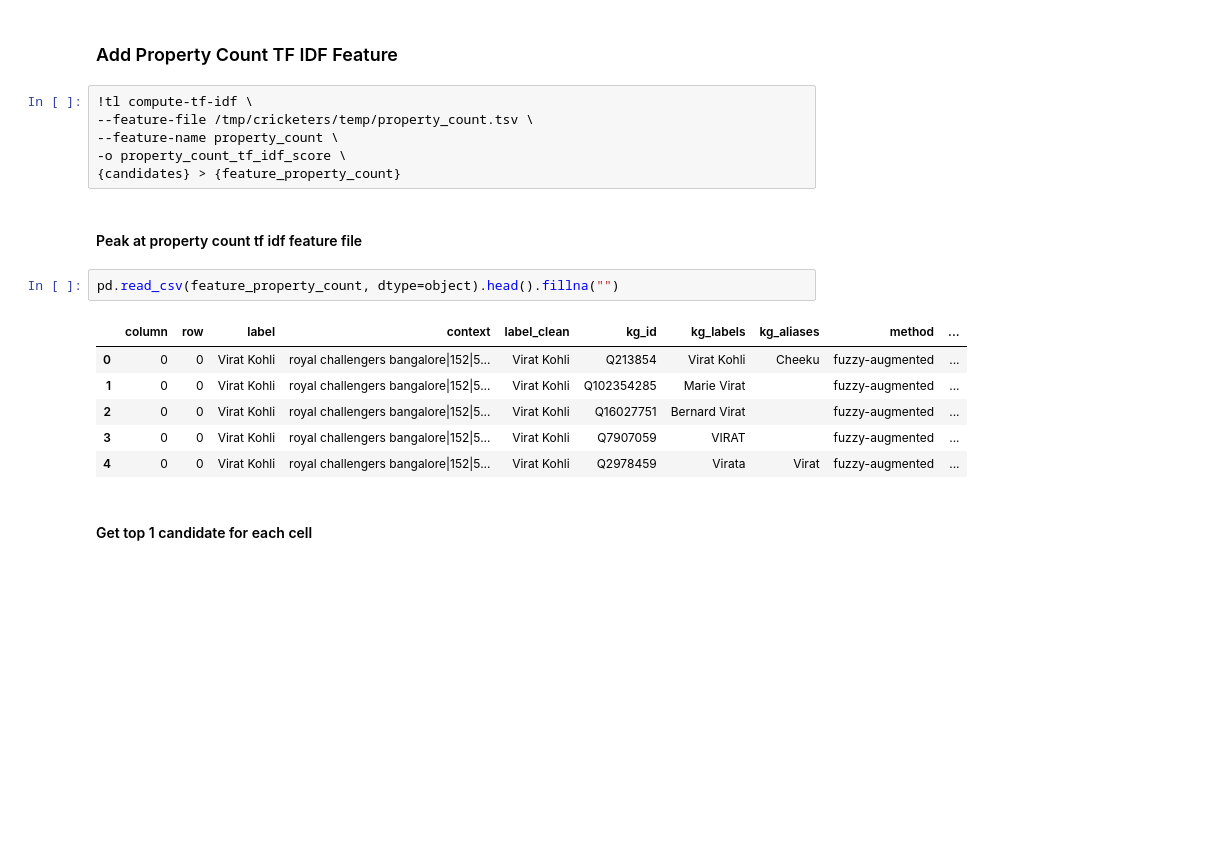
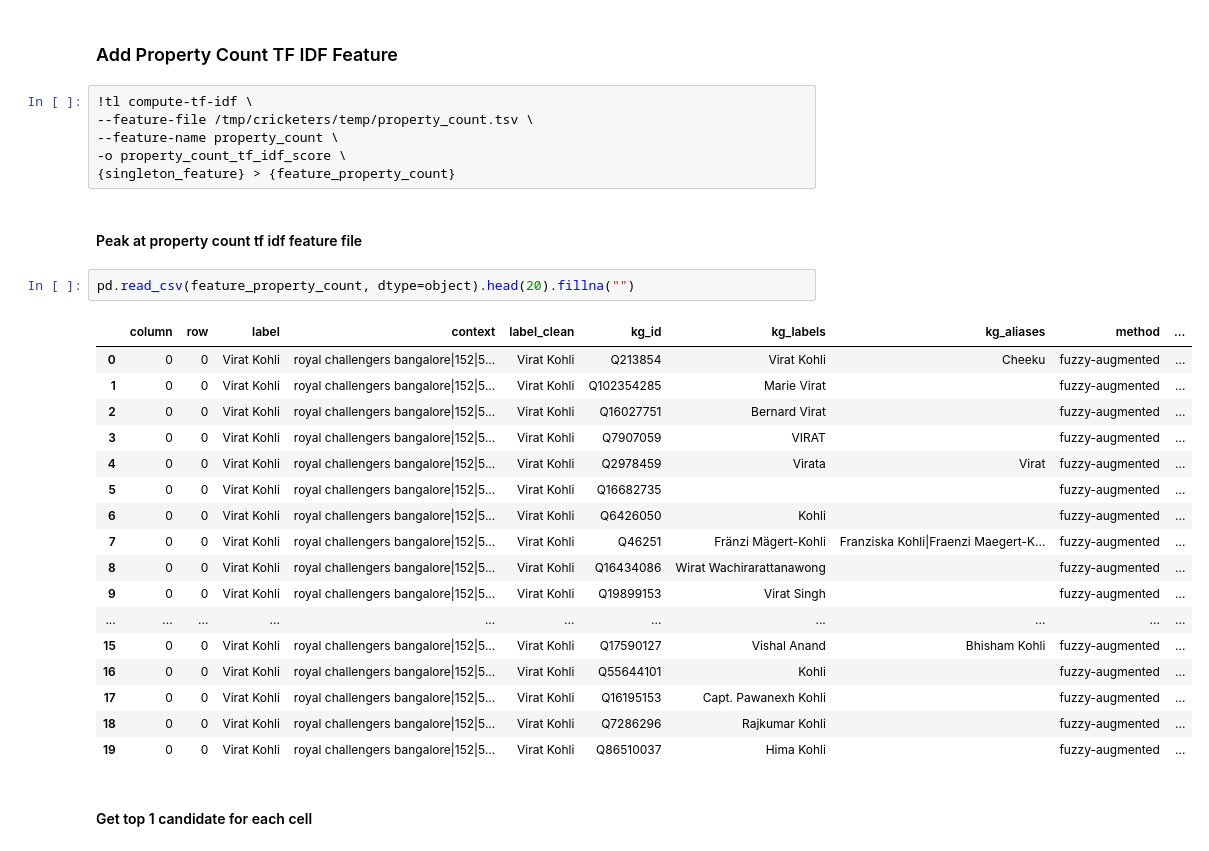
Before and after one commit to rijulvohra/table-linker-pipelines, a Jupyter notebook: table-linker-full-pipeline/table-linker-pipeline-tf-idf-feature.ipynb, the cells around one changed output. Drawn from its saved outputs; the diff is of its cells as text; blank space fills up the shorter version.

```diff
--- a/table-linker-full-pipeline/table-linker-pipeline-tf-idf-feature.ipynb
+++ b/table-linker-full-pipeline/table-linker-pipeline-tf-idf-feature.ipynb
@@ -190,18 +208,29 @@ pd.read_csv(f"{temp_dir}/class_count_top_k.csv").fillna("")
 --feature-file /tmp/cricketers/temp/property_count.tsv \
 --feature-name property_count \
 -o property_count_tf_idf_score \
-{candidates} > {feature_property_count}
+{singleton_feature} > {feature_property_count}
 # %% [markdown]
 #### Peak at property count tf idf feature file
 # %%
-pd.read_csv(feature_property_count, dtype=object).head().fillna("")
+pd.read_csv(feature_property_count, dtype=object).head(20).fillna("")
 # %% [output]
 |  | column | row | label | context | label_clean | kg_id | kg_labels | kg_aliases | method | ... |
 | 0 | 0 | 0 | Virat Kohli | royal challengers bangalore|152|5... | Virat Kohli | Q213854 | Virat Kohli | Cheeku | fuzzy-augmented | ... |
 | 1 | 0 | 0 | Virat Kohli | royal challengers bangalore|152|5... | Virat Kohli | Q102354285 | Marie Virat |  | fuzzy-augmented | ... |
 | 2 | 0 | 0 | Virat Kohli | royal challengers bangalore|152|5... | Virat Kohli | Q16027751 | Bernard Virat |  | fuzzy-augmented | ... |
 | 3 | 0 | 0 | Virat Kohli | royal challengers bangalore|152|5... | Virat Kohli | Q7907059 | VIRAT |  | fuzzy-augmented | ... |
 | 4 | 0 | 0 | Virat Kohli | royal challengers bangalore|152|5... | Virat Kohli | Q2978459 | Virata | Virat | fuzzy-augmented | ... |
+| 5 | 0 | 0 | Virat Kohli | royal challengers bangalore|152|5... | Virat Kohli | Q16682735 |  |  | fuzzy-augmented | ... |
+| 6 | 0 | 0 | Virat Kohli | royal challengers bangalore|152|5... | Virat Kohli | Q6426050 | Kohli |  | fuzzy-augmented | ... |
+| 7 | 0 | 0 | Virat Kohli | royal challengers bangalore|152|5... | Virat Kohli | Q46251 | Fränzi Mägert-Kohli | Franziska Kohli|Fraenzi Maegert-K... | fuzzy-augmented | ... |
+| 8 | 0 | 0 | Virat Kohli | royal challengers bangalore|152|5... | Virat Kohli | Q16434086 | Wirat Wachirarattanawong |  | fuzzy-augmented | ... |
+| 9 | 0 | 0 | Virat Kohli | royal challengers bangalore|152|5... | Virat Kohli | Q19899153 | Virat Singh |  | fuzzy-augmented | ... |
+| ... | ... | ... | ... | ... | ... | ... | ... | ... | ... | ... |
+| 15 | 0 | 0 | Virat Kohli | royal challengers bangalore|152|5... | Virat Kohli | Q17590127 | Vishal Anand | Bhisham Kohli | fuzzy-augmented | ... |
+| 16 | 0 | 0 | Virat Kohli | royal challengers bangalore|152|5... | Virat Kohli | Q55644101 | Kohli |  | fuzzy-augmented | ... |
+| 17 | 0 | 0 | Virat Kohli | royal challengers bangalore|152|5... | Virat Kohli | Q16195153 | Capt. Pawanexh Kohli |  | fuzzy-augmented | ... |
+| 18 | 0 | 0 | Virat Kohli | royal challengers bangalore|152|5... | Virat Kohli | Q7286296 | Rajkumar Kohli |  | fuzzy-augmented | ... |
+| 19 | 0 | 0 | Virat Kohli | royal challengers bangalore|152|5... | Virat Kohli | Q86510037 | Hima Kohli |  | fuzzy-augmented | ... |
 # %% [markdown]
 #### Get top 1 candidate for each cell
 # %%
```
Also changed, not shown: parts of 12 cells of this notebook.
